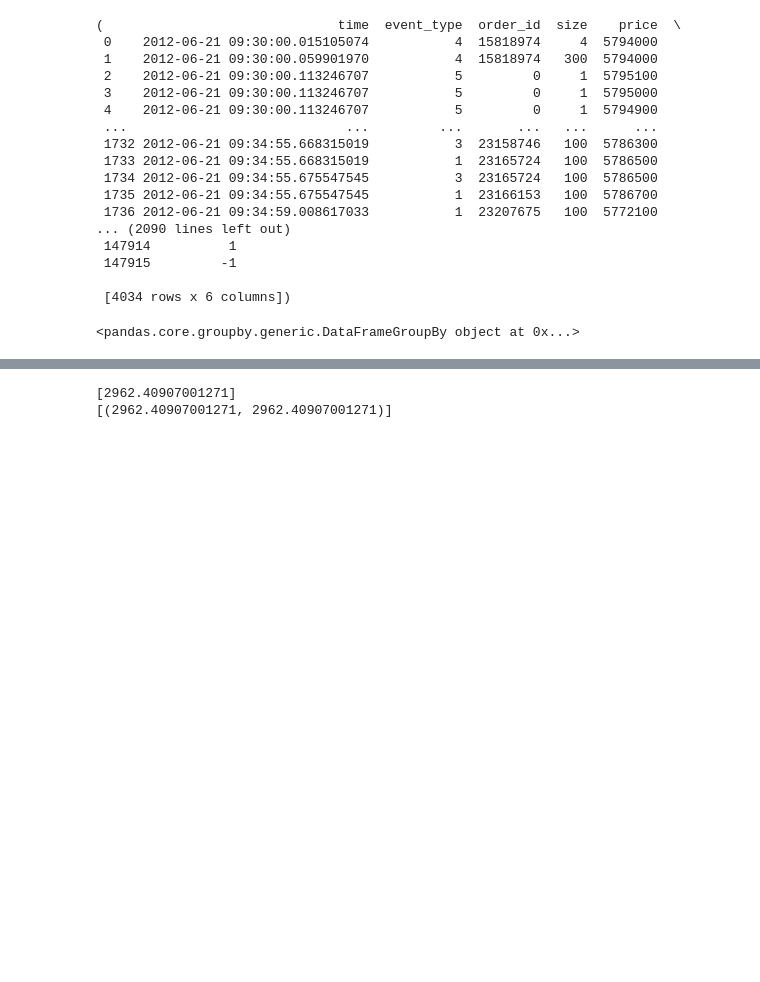
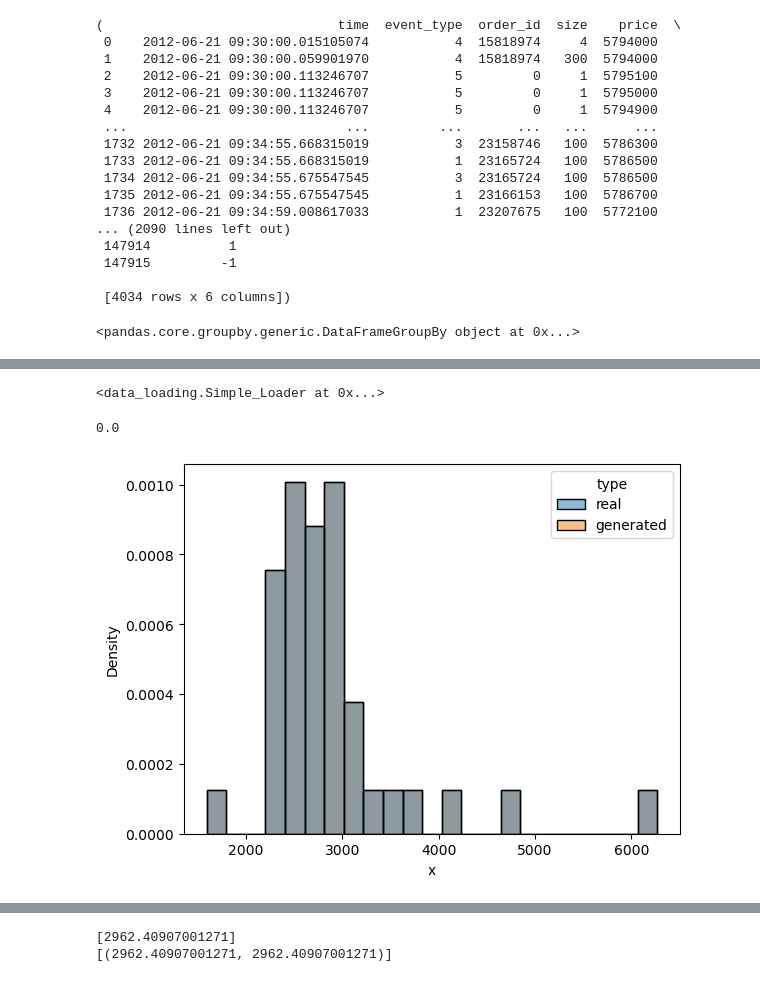
Before and after one commit to peernagy/lob_bench, a Jupyter notebook: eval.ipynb, the cells around one changed output, grey strips where cells are left out. Cells and saved outputs as stored; diff of their text form; code cells hidden in the pictures; blank space fills up the shorter version.

Commit message:
eval examples, plotting

```diff
--- a/eval.ipynb
+++ b/eval.ipynb
@@ -776,0 +758,4 @@ partitioning.group_by_score(
+# %%
+loader
+# %% [output]
+<data_loading.Simple_Loader at 0x...>
@@ -776,0 +765,19 @@ partitioning.group_by_score(
+# %%
+# unconditional comparison of distributions (of 10 min intervals)
+
+subseqs = tuple(partitioning.get_subseqs(s, time_interval='10min') for s in loader)
+scoring_fn = lambda m, b: eval.spread(m, b).mean()
+
+scores_real, scores_gen = partitioning.score_real_gen(subseqs, scoring_fn)
+
+# compare distributions of scores
+metrics.wasserstein(scores_real, scores_gen)
+
+# print(scores_real)
+# print(scores_gen)
+# %% [output]
+0.0
+# %%
+plotting.hist(scores_real, scores_gen)
+# %% [output]
+[figure, added]
```
Also changed, not shown: parts of 19 cells of this notebook, 3 other files.
